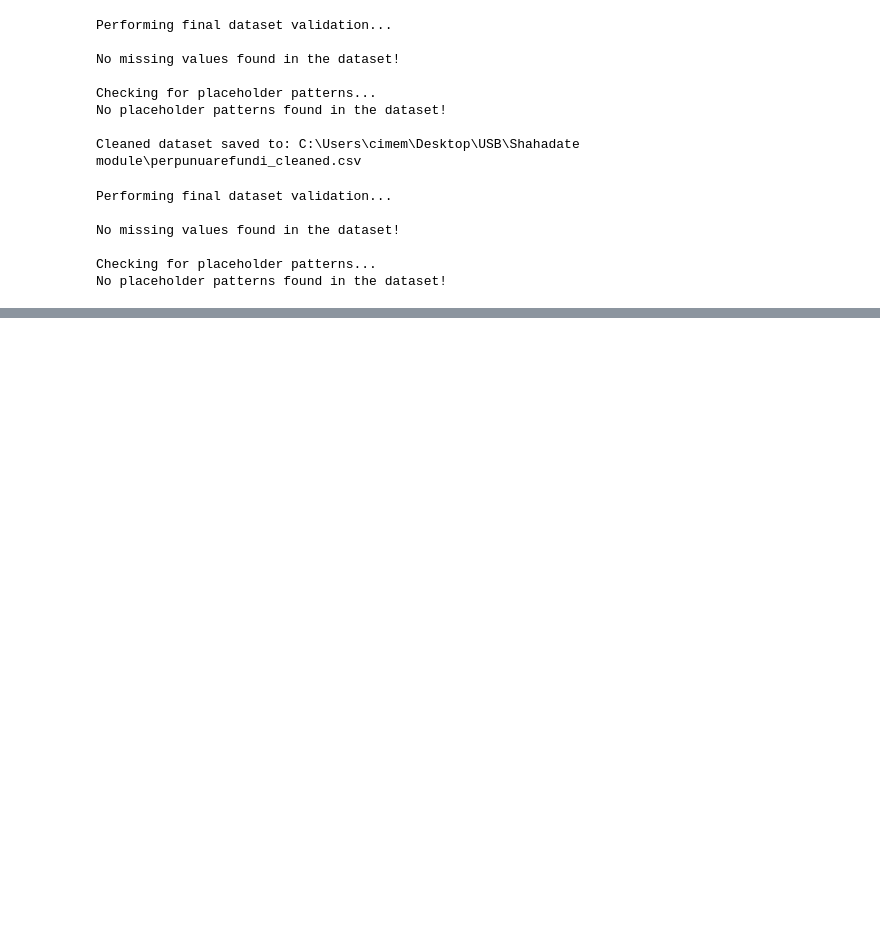
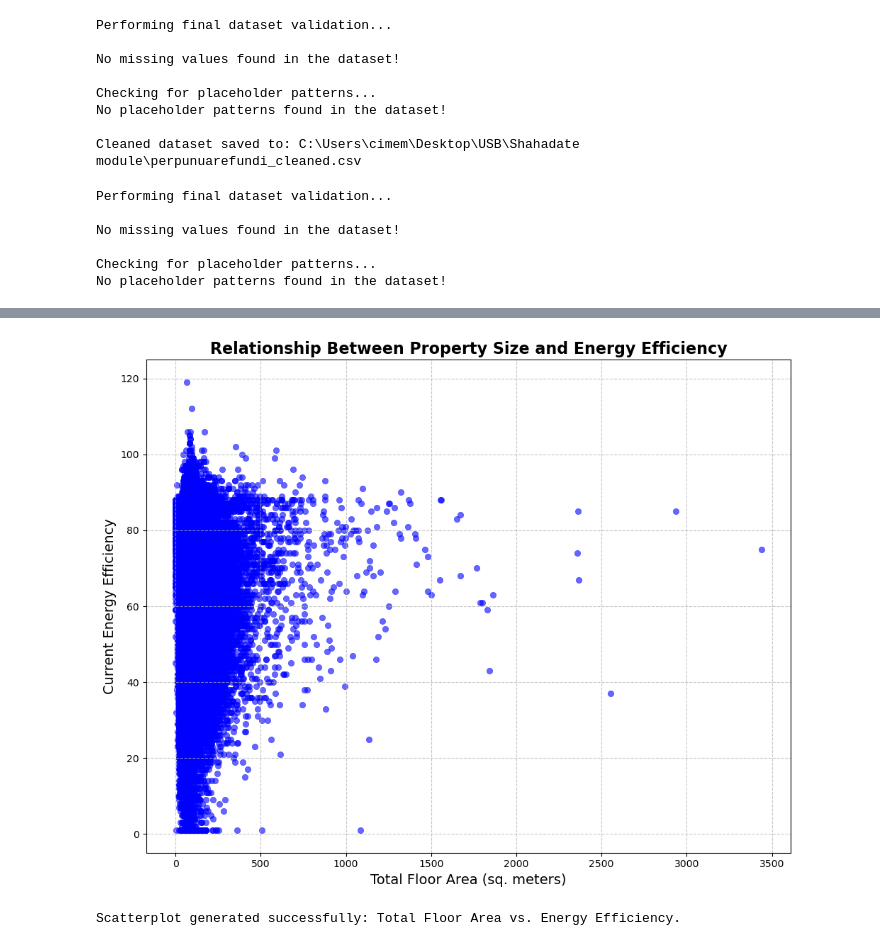
Before and after one commit to cimem37/CO617-Data-Science-CW1, a Jupyter notebook: Data Sciense assignment CO617.ipynb, the cells around one changed output, grey strips where cells are left out. Saved outputs shown, nothing was run; the diff lists cells and outputs as text; code cells hidden in the pictures; blank space fills up the shorter version.

```diff
--- a/Data Sciense assignment CO617.ipynb
+++ b/Data Sciense assignment CO617.ipynb
@@ -5071,0 +5103,36 @@ df.shape
+# %%
+import pandas as pd
+import matplotlib.pyplot as plt
+import seaborn as sns
+
+
+# Check if the required columns exist
+if 'TOTAL_FLOOR_AREA' in df.columns and 'CURRENT_ENERGY_EFFICIENCY' in df.columns:
+    plt.figure(figsize=(10, 8))
+
+    # Create the scatterplot
+    sns.scatterplot(
+        x='TOTAL_FLOOR_AREA',
+        y='CURRENT_ENERGY_EFFICIENCY',
+        data=df,
+        alpha=0.6,  # Adjust transparency for overlapping points
+        color='blue',
+        edgecolor=None
+    )
+
+    # Add titles and labels
+    plt.title('Relationship Between Property Size and Energy Efficiency', fontsize=16, weight='bold')
+    plt.xlabel('Total Floor Area (sq. meters)', fontsize=14)
+    plt.ylabel('Current Energy Efficiency', fontsize=14)
+    plt.grid(linestyle='--', alpha=0.7)
+
+    # Display the plot
+    plt.tight_layout()
+    plt.show()
+
+    print("Scatterplot generated successfully: Total Floor Area vs. Energy Efficiency.")
+else:
+    print("Error: The required columns 'TOTAL_FLOOR_AREA' or 'CURRENT_ENERGY_EFFICIENCY' are not in the dataset.")
+# %% [output]
+[figure, added]
+Scatterplot generated successfully: Total Floor Area vs. Energy Efficiency.
```
Also changed, not shown: parts of 19 cells of this notebook.
